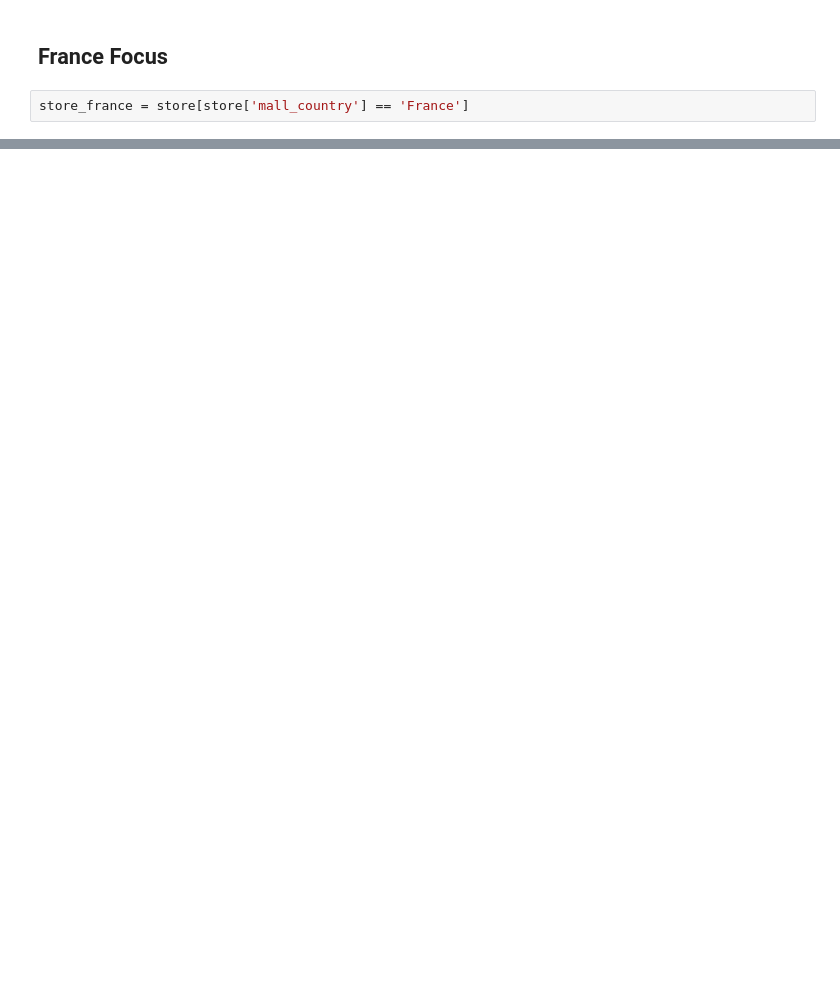
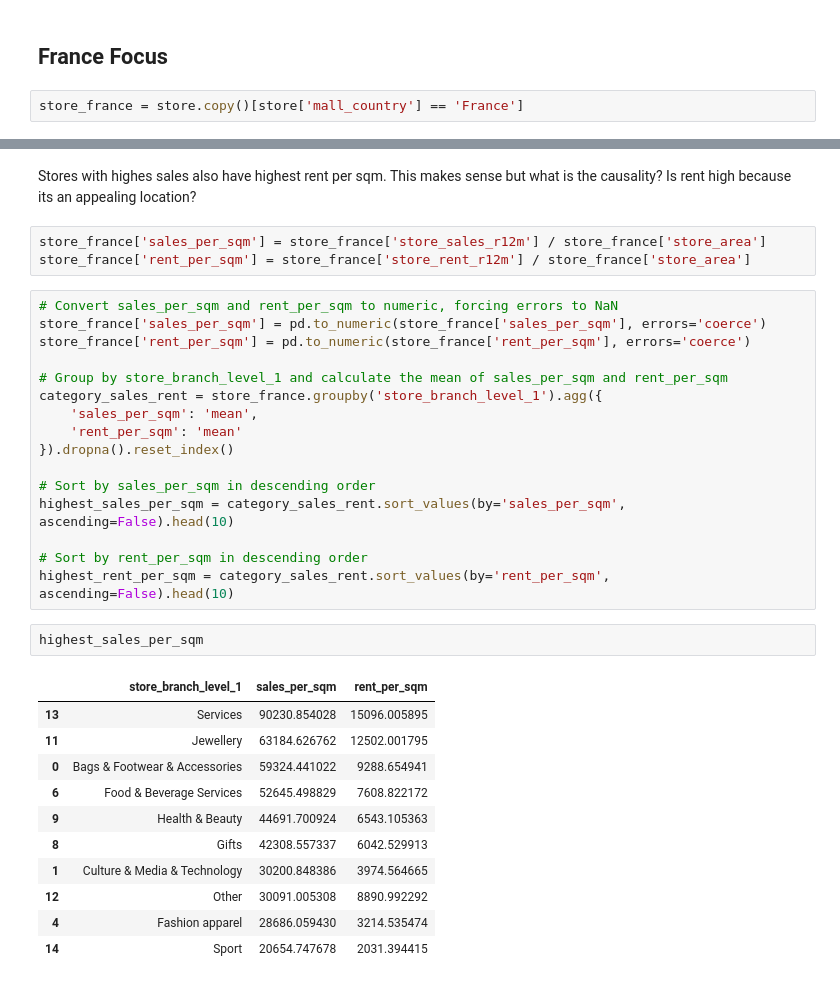
Before and after one commit to julescrevola/urw_challenge, a Jupyter notebook: notebooks/eda_starter.ipynb, the cells around one changed output, grey strips where cells are left out. Saved outputs shown, nothing was run; the diff lists cells and outputs as text; blank space fills up the shorter version.

```diff
--- a/notebooks/eda_starter.ipynb
+++ b/notebooks/eda_starter.ipynb
@@ -254,4 +260,4 @@ fig.show()
 # %% [markdown]
 ## France Focus
 # %%
-store_france = store[store['mall_country'] == 'France']
+store_france = store.copy()[store['mall_country'] == 'France']
@@ -297,0 +320,35 @@ fig_worst.show()
+# %% [markdown]
+Stores with highes sales also have highest rent per sqm. This makes sense but what is the causality? Is rent high because its an appealing location?
+# %%
+store_france['sales_per_sqm'] = store_france['store_sales_r12m'] / store_france['store_area']
+store_france['rent_per_sqm'] = store_france['store_rent_r12m'] / store_france['store_area']
+# %%
+# Convert sales_per_sqm and rent_per_sqm to numeric, forcing errors to NaN
+store_france['sales_per_sqm'] = pd.to_numeric(store_france['sales_per_sqm'], errors='coerce')
+store_france['rent_per_sqm'] = pd.to_numeric(store_france['rent_per_sqm'], errors='coerce')
+
+# Group by store_branch_level_1 and calculate the mean of sales_per_sqm and rent_per_sqm
+category_sales_rent = store_france.groupby('store_branch_level_1').agg({
+    'sales_per_sqm': 'mean',
+    'rent_per_sqm': 'mean'
+}).dropna().reset_index()
+
+# Sort by sales_per_sqm in descending order
+highest_sales_per_sqm = category_sales_rent.sort_values(by='sales_per_sqm', ascending=False).head(10)
+
+# Sort by rent_per_sqm in descending order
+highest_rent_per_sqm = category_sales_rent.sort_values(by='rent_per_sqm', ascending=False).head(10)
+# %%
+highest_sales_per_sqm
+# %% [output]
+|  | store_branch_level_1 | sales_per_sqm | rent_per_sqm |
+| 13 | Services | 90230.854028 | 15096.005895 |
+| 11 | Jewellery | 63184.626762 | 12502.001795 |
+| 0 | Bags & Footwear & Accessories | 59324.441022 | 9288.654941 |
+| 6 | Food & Beverage Services | 52645.498829 | 7608.822172 |
+| 9 | Health & Beauty | 44691.700924 | 6543.105363 |
+| 8 | Gifts | 42308.557337 | 6042.529913 |
+| 1 | Culture & Media & Technology | 30200.848386 | 3974.564665 |
+| 12 | Other | 30091.005308 | 8890.992292 |
+| 4 | Fashion apparel | 28686.059430 | 3214.535474 |
+| 14 | Sport | 20654.747678 | 2031.394415 |
```
Also changed, not shown: parts of 15 cells of this notebook.
